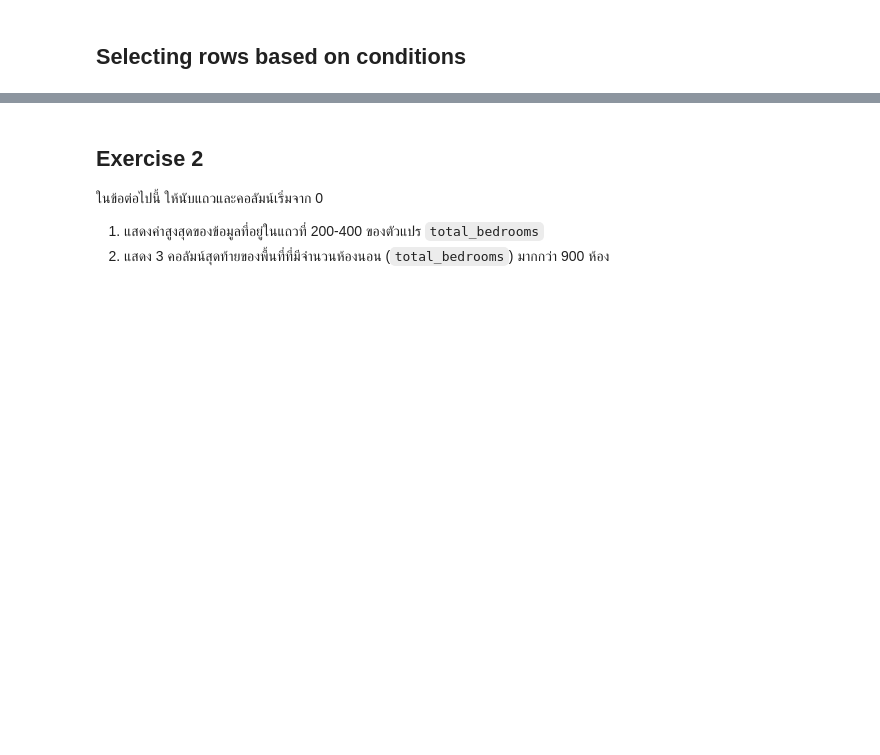
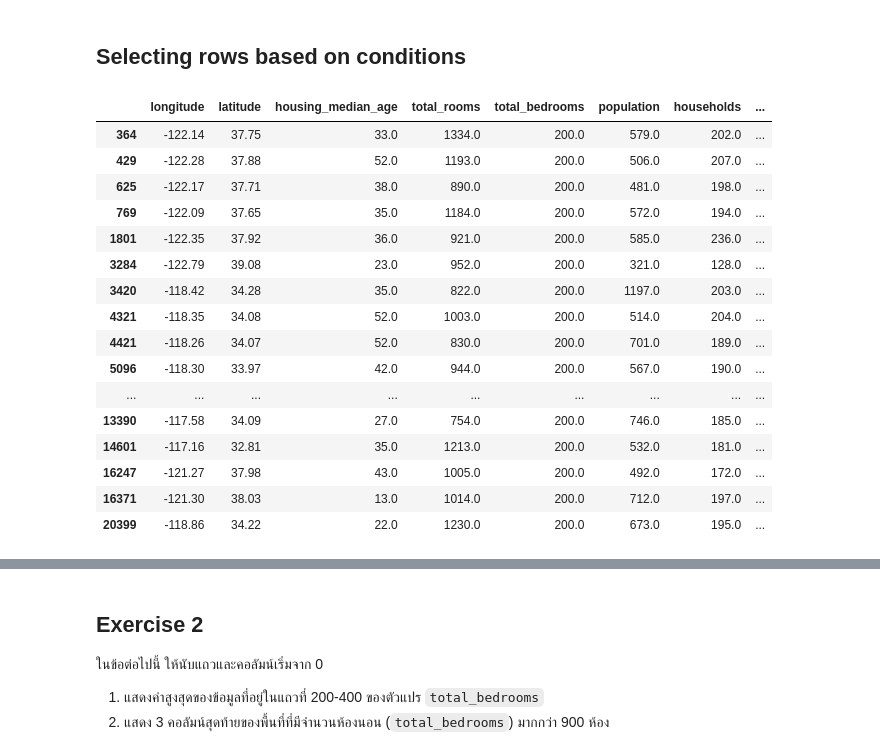
Before and after one commit to AthithepSuksupsri/229351_Lab, a Jupyter notebook: สำเนาของ_229351_LAB01.ipynb, the cells around one changed output, grey strips where cells are left out. Cells and saved outputs as stored; diff of their text form; code cells hidden in the pictures; blank space fills up the shorter version.

```diff
--- a/สำเนาของ_229351_LAB01.ipynb
+++ b/สำเนาของ_229351_LAB01.ipynb
@@ -126,6 +251,24 @@ housing.iloc[2:5,:]
 # %% [markdown]
 ## Selecting rows based on conditions
 # %%
-housing[housing['latitude']>=40]
+housing[housing['total_bedrooms']==200]
+# %% [output]
+|  | longitude | latitude | housing_median_age | total_rooms | total_bedrooms | population | households | ... |
+| 364 | -122.14 | 37.75 | 33.0 | 1334.0 | 200.0 | 579.0 | 202.0 | ... |
+| 429 | -122.28 | 37.88 | 52.0 | 1193.0 | 200.0 | 506.0 | 207.0 | ... |
+| 625 | -122.17 | 37.71 | 38.0 | 890.0 | 200.0 | 481.0 | 198.0 | ... |
+| 769 | -122.09 | 37.65 | 35.0 | 1184.0 | 200.0 | 572.0 | 194.0 | ... |
+| 1801 | -122.35 | 37.92 | 36.0 | 921.0 | 200.0 | 585.0 | 236.0 | ... |
+| 3284 | -122.79 | 39.08 | 23.0 | 952.0 | 200.0 | 321.0 | 128.0 | ... |
+| 3420 | -118.42 | 34.28 | 35.0 | 822.0 | 200.0 | 1197.0 | 203.0 | ... |
+| 4321 | -118.35 | 34.08 | 52.0 | 1003.0 | 200.0 | 514.0 | 204.0 | ... |
+| 4421 | -118.26 | 34.07 | 52.0 | 830.0 | 200.0 | 701.0 | 189.0 | ... |
+| 5096 | -118.30 | 33.97 | 42.0 | 944.0 | 200.0 | 567.0 | 190.0 | ... |
+| ... | ... | ... | ... | ... | ... | ... | ... | ... |
+| 13390 | -117.58 | 34.09 | 27.0 | 754.0 | 200.0 | 746.0 | 185.0 | ... |
+| 14601 | -117.16 | 32.81 | 35.0 | 1213.0 | 200.0 | 532.0 | 181.0 | ... |
+| 16247 | -121.27 | 37.98 | 43.0 | 1005.0 | 200.0 | 492.0 | 172.0 | ... |
+| 16371 | -121.30 | 38.03 | 13.0 | 1014.0 | 200.0 | 712.0 | 197.0 | ... |
+| 20399 | -118.86 | 34.22 | 22.0 | 1230.0 | 200.0 | 673.0 | 195.0 | ... |
 # %%
 housing[(housing['longitude']>-122) & (housing['latitude']>=40)]
```
Also changed, not shown: parts of 32 cells of this notebook.
